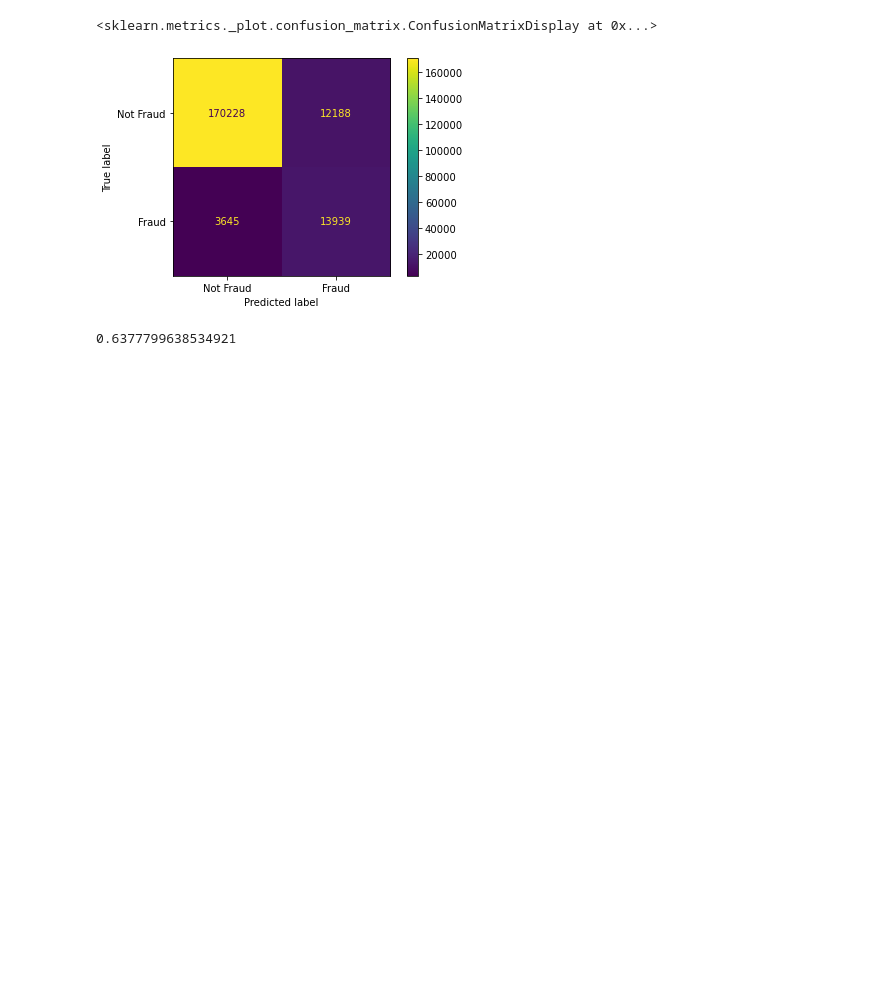
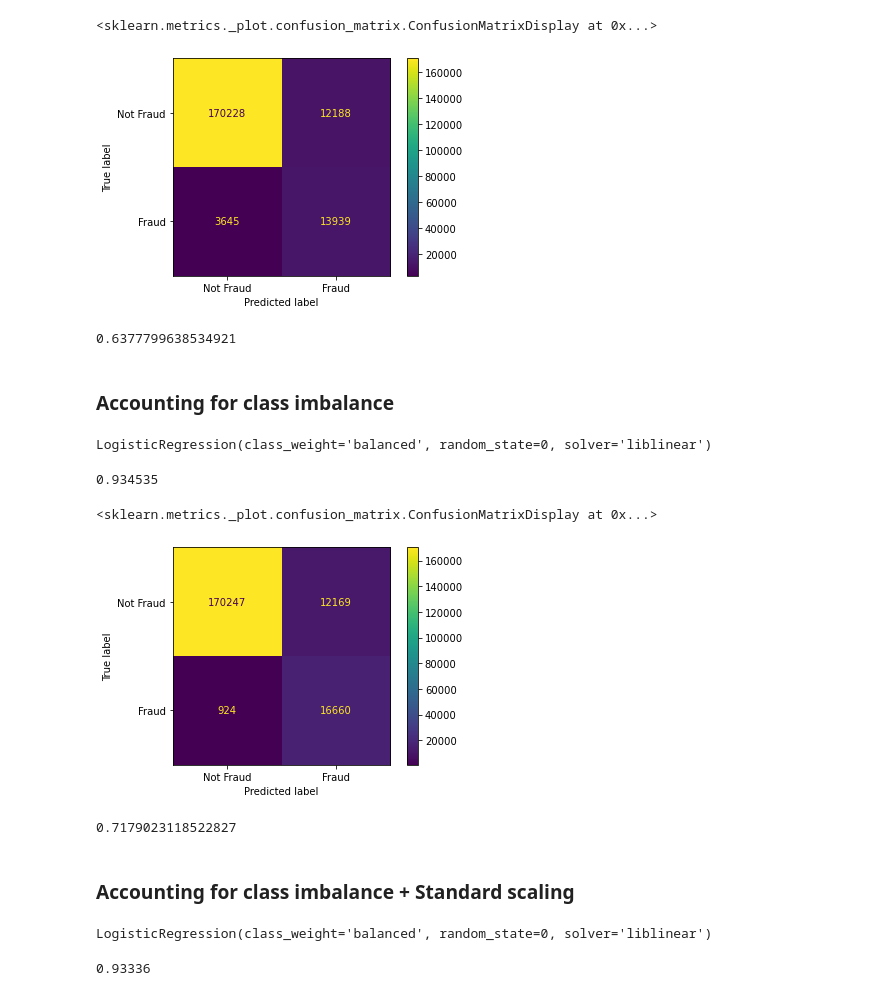
Before and after one commit to wavyvone/Credit_Card_Fraud, a Jupyter notebook: Logistic Regression.ipynb, the cells around one changed output. Cells and saved outputs as stored; diff of their text form; code cells hidden in the pictures; blank space fills up the shorter version.

Commit message:
added more models

```diff
--- a/Logistic Regression.ipynb
+++ b/Logistic Regression.ipynb
@@ -147,3 +147,33 @@ disp.plot()
 f1_score(test_Y, predict_Y)
 # %% [output]
 0.6377799638534921
+# %% [markdown]
+### Accounting for class imbalance
+# %%
+#train model with training data
+model = LogisticRegression(solver='liblinear', random_state=0, class_weight='balanced')
+model.fit(train_X, train_Y)
+# %% [output]
+LogisticRegression(class_weight='balanced', random_state=0, solver='liblinear')
+# %%
+#Get prediction
+predict_Y = model.predict(test_X)
+# %%
+#Get accuracy
+acc = accuracy_score(test_Y, predict_Y)
+print(acc)
+# %% [output]
+0.934535
+# %%
+c_matrix = confusion_matrix(test_Y, predict_Y)
+disp = ConfusionMatrixDisplay(confusion_matrix=c_matrix, display_labels=["Not Fraud", "Fraud"])
+disp.plot()
+# %% [output]
+<sklearn.metrics._plot.confusion_matrix.ConfusionMatrixDisplay at 0x...>
+[figure, added]
+# %%
+f1_score(test_Y, predict_Y)
+# %% [output]
+0.7179023118522827
+# %% [markdown]
+### Accounting for class imbalance + Standard scaling
@@ -149,0 +186,6 @@ f1_score(test_Y, predict_Y)
+# %%
+#train model with training data
+model = LogisticRegression(solver='liblinear', random_state=0, class_weight='balanced')
+model.fit(train_X_scaled, train_Y)
+# %% [output]
+LogisticRegression(class_weight='balanced', random_state=0, solver='liblinear')
@@ -149,0 +195,6 @@ f1_score(test_Y, predict_Y)
+# %%
+#Get accuracy
+acc = accuracy_score(test_Y, predict_Y)
+print(acc)
+# %% [output]
+0.93336
```
Also changed, not shown: parts of 12 cells of this notebook.
